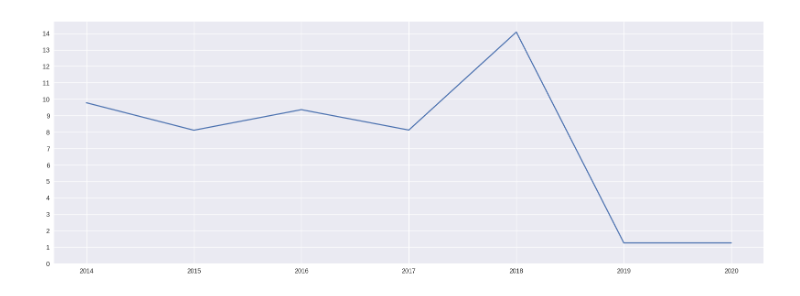
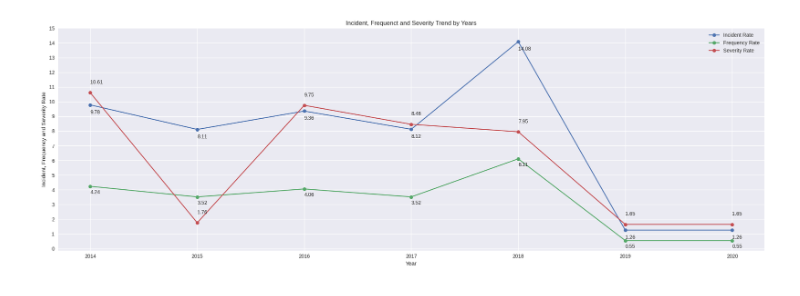
Before and after one commit to justaplan/EHS_yearly, a Jupyter notebook: EHS_Data_Analysis.ipynb, the cells around one changed output. Saved outputs shown, nothing was run; the diff lists cells and outputs as text; code cells hidden in the pictures.

```diff
--- a/EHS_Data_Analysis.ipynb
+++ b/EHS_Data_Analysis.ipynb
@@ -26,16 +32,3 @@ df.tail()
 | 4 |  | 2018 | 499 | 65 | 146 | 1635840 | 10 | ... |
 | 5 |  | 2019 | 591 | 66 | 134 | 1822464 | 1 | ... |
 | 6 |  | 2020 | 591 | 66 | 134 | 1822464 | 1 | ... |
-# %%
-## Chart Size and Style
-plt.figure(figsize=(20,7),dpi=100)
-plt.style.use("seaborn")
-
-x = df["Year"]
-y = [float(y) for y in df["Incident Rate"]]
-
-plt.plot(x,y)
-plt.yticks([y for y in range(0,15)])
-plt.show()
-# %% [output]
-[figure, removed]
@@ -41,0 +38,40 @@ plt.show()
+# %%
+## custom function
+def value_plotting(input1,input2,input3):
+  for x,y in zip(input1,input2):
+    plt.text(x,y + (input3),s=y)
+
+## Chart Size and Style
+plt.figure(figsize=(20,7),dpi=100)
+plt.style.use("seaborn")
+
+## Data Gathering
+x = df["Year"]
+y = df["Incident Rate"]
+z = df["Frequency Rate"]
+g = df["Severity Rate"]
+
+x_indexes = np.arange(len(x))
+
+## Chart Plotting
+plt.plot(x_indexes,y, marker="o",label="Incident Rate")
+plt.plot(x_indexes,z, marker="o",label="Frequency Rate")
+plt.plot(x_indexes,g, marker="o",label="Severity Rate")
+
+## Title and Labelling
+plt.title("Incident, Frequenct and Severity Trend by Years")
+plt.xlabel("Year")
+plt.ylabel("Incident, Frequency and Severity Rate")
+plt.xticks(x_indexes,x)
+plt.yticks([y for y in range(0,16)])
+
+## Value plotting in the chart
+value_plotting(x_indexes,y,-0.6)
+value_plotting(x_indexes,z,-0.5)
+value_plotting(x_indexes,g,0.6)
+
+plt.legend()
+plt.tight_layout()
+plt.show()
+# %% [output]
+[figure, added]
```
Also changed, not shown: parts of 2 cells of this notebook.
